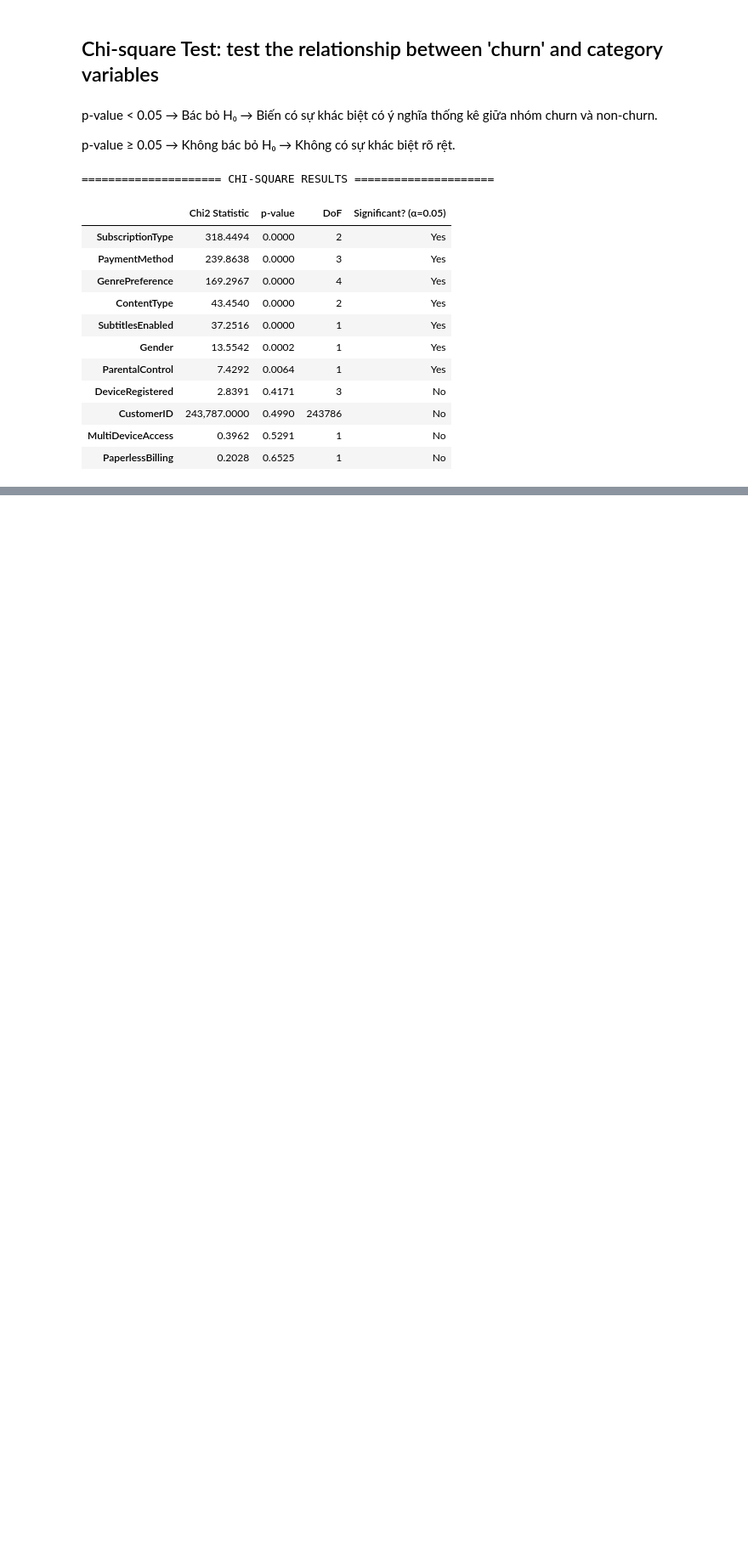
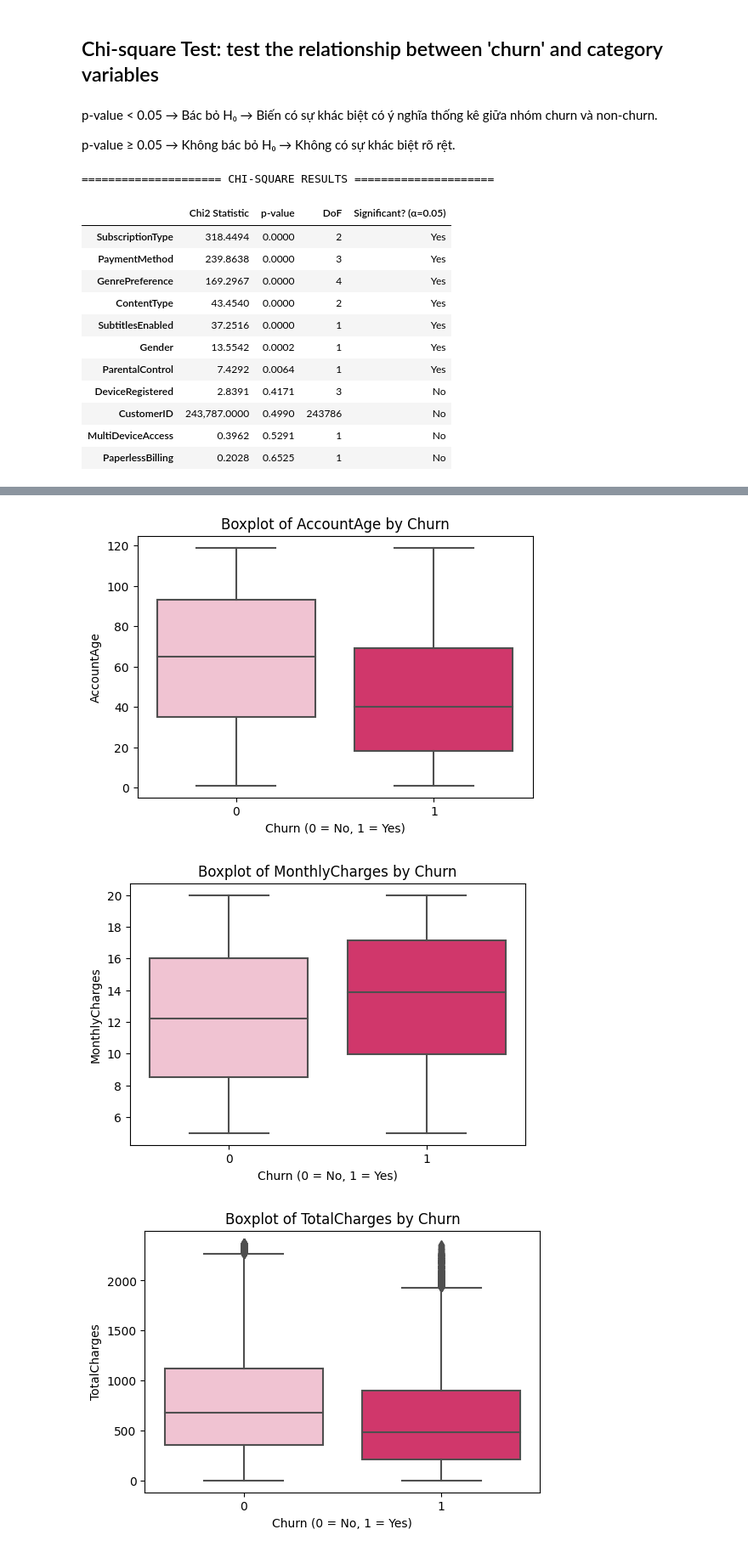
Before and after one commit to trander-25/STAT3013.Q12_Group04, a Jupyter notebook: descriptive-and-inferential-statistics/inferential-statistics.ipynb, the cells around one changed output, grey strips where cells are left out. Shown: that part at 85% size. Drawn from its saved outputs; the diff is of its cells as text; code cells hidden in the pictures; blank space fills up the shorter version.

```diff
--- a/descriptive-and-inferential-statistics/inferential-statistics.ipynb
+++ b/descriptive-and-inferential-statistics/inferential-statistics.ipynb
@@ -311,0 +231,13 @@ else:
+# %%
+if significant_numeric:
+    for col in significant_numeric:
+        plt.figure(figsize=(6, 4))
+        sns.boxplot(x='Churn', y=col, data=df, palette=['#F8BBD0', '#E91E63'])
+        plt.title(f'Boxplot of {col} by Churn')
+        plt.xlabel('Churn (0 = No, 1 = Yes)')
+        plt.ylabel(col)
+        plt.show()
+# %% [output]
+[figure, added]
+[figure, added]
+[figure, added]
```
Also changed, not shown: parts of 9 cells of this notebook.
